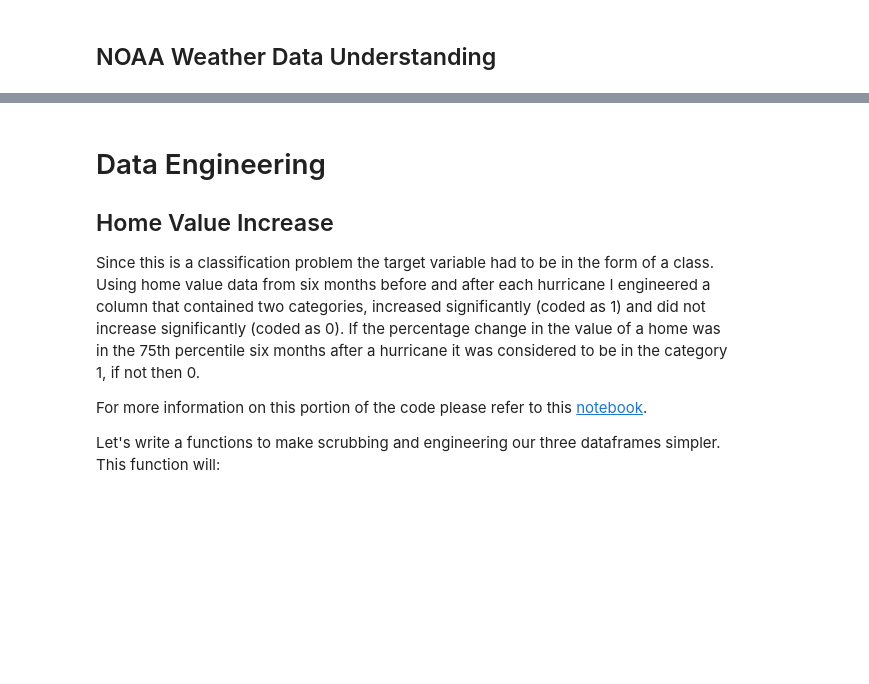
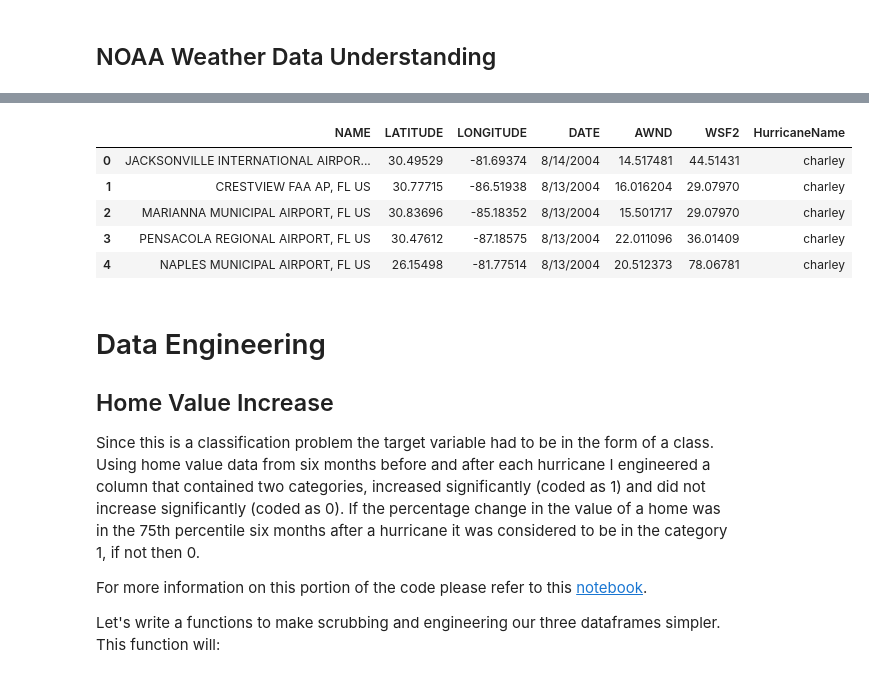
Before and after one commit to SSGrasland/Modeling-Hurricane-Impact-on-Florida-Real-Estate-Value-, a Jupyter notebook: notebooks/0.PresentationNotebook.ipynb, the cells around one changed output, grey strips where cells are left out. Drawn from its saved outputs; the diff is of its cells as text; code cells hidden in the pictures; blank space fills up the shorter version.

```diff
--- a/notebooks/0.PresentationNotebook.ipynb
+++ b/notebooks/0.PresentationNotebook.ipynb
@@ -160,6 +175,16 @@ Centers N. Select a Location | Data Tools | Climate Data Online (CDO) | National
 Hurricanes. coast.noaa.gov. https://coast.noaa.gov/hurricanes/
 
 National Centers for Environmental Information (NCEI. Climate Data Online (CDO) - The National Climatic Data Center’s (NCDC) Climate Data Online (CDO) provides free access to NCDC’s archive of historical weather and climate data in addition to station history information. | National Climatic Data Center (NCDC). Noaa.gov. Published 2019. https://www.ncdc.noaa.gov/cdo-web/
+# %%
+#looking at the dataset
+hurricane.head()
+# %% [output]
+|  | NAME | LATITUDE | LONGITUDE | DATE | AWND | WSF2 | HurricaneName |
+| 0 | JACKSONVILLE INTERNATIONAL AIRPOR... | 30.49529 | -81.69374 | 8/14/2004 | 14.517481 | 44.51431 | charley |
+| 1 | CRESTVIEW FAA AP, FL US | 30.77715 | -86.51938 | 8/13/2004 | 16.016204 | 29.07970 | charley |
+| 2 | MARIANNA MUNICIPAL AIRPORT, FL US | 30.83696 | -85.18352 | 8/13/2004 | 15.501717 | 29.07970 | charley |
+| 3 | PENSACOLA REGIONAL AIRPORT, FL US | 30.47612 | -87.18575 | 8/13/2004 | 22.011096 | 36.01409 | charley |
+| 4 | NAPLES MUNICIPAL AIRPORT, FL US | 26.15498 | -81.77514 | 8/13/2004 | 20.512373 | 78.06781 | charley |
 # %% [markdown]
 # Data Engineering
 ## Home Value Increase
```
Also changed, not shown: parts of 5 cells of this notebook.
